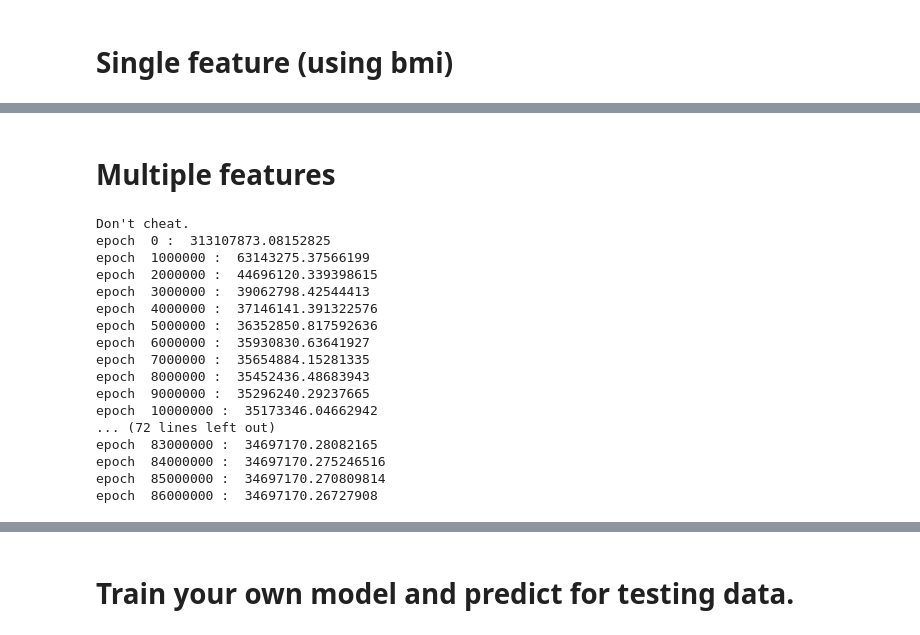
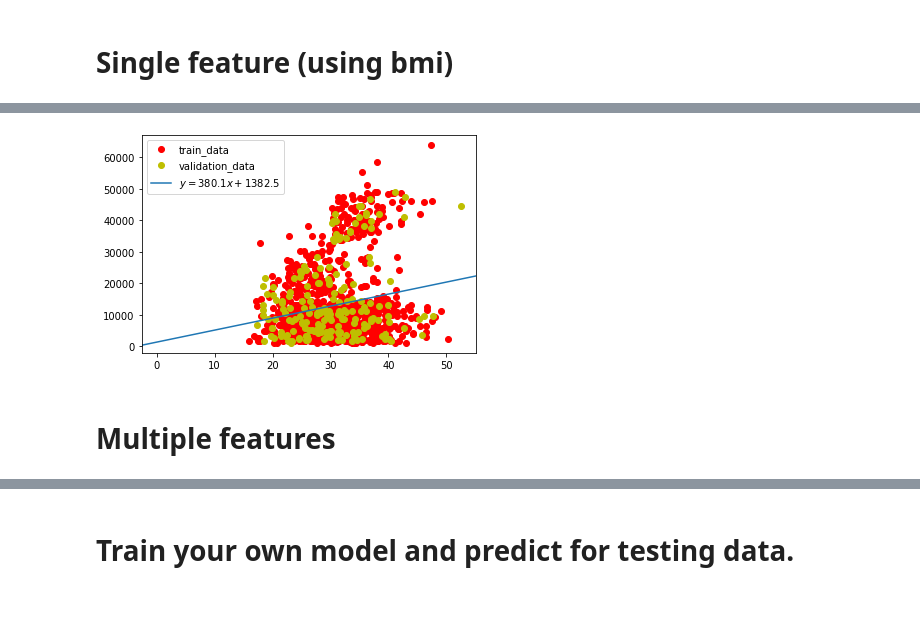
Before and after one commit to ThreeMonth03/Pattern-Recognition-and-Machine-Learning, a Jupyter notebook: HW1/HW1_sample_code.ipynb, the cells around one changed output, grey strips where cells are left out. Drawn from its saved outputs; the diff is of its cells as text; code cells hidden in the pictures; blank space fills up the shorter version.

```diff
--- a/HW1/HW1_sample_code.ipynb
+++ b/HW1/HW1_sample_code.ipynb
@@ -285,9 +243,14 @@ epochs = 10000000
 # %%
 # Use matplotlib to plot the predicted line with the training and validation samples
 
 # TODO
-
-# plt.show()
+plt.plot(x_train[:,0], y_train, 'ro',label="train_data")
+plt.plot(x_val[:,0], y_val, 'yo',label="validation_data")
+plt.axline(xy1=(0, linear_reg.weights[-1]), slope=linear_reg.weights[0], label=f'$y = {linear_reg.weights[0]:.1f}x {linear_reg.weights[-1]:+.1f}$')
+plt.legend()
+plt.show()
+# %% [output]
+[figure, added]
 # %% [markdown]
 # Multiple features
 # %%
@@ -321,28 +284,11 @@ batch_size = x_train.shape[0]
 # Tune the parameters
 # Refer to slide page 10
 lr = 2e-6
+epochs = 10
 epochs = 100000000
 
 linear_reg = LinearRegression()
 linear_reg.fit(x_train, y_train, lr=lr, epochs=epochs, batch_size=batch_size)
-# %% [output]
-Don't cheat.
-epoch  0 :  313107873.08152825
-epoch  1000000 :  63143275.37566199
-epoch  2000000 :  44696120.339398615
-epoch  3000000 :  39062798.42544413
-epoch  4000000 :  37146141.391322576
-epoch  5000000 :  36352850.817592636
-epoch  6000000 :  35930830.63641927
-epoch  7000000 :  35654884.15281335
-epoch  8000000 :  35452436.48683943
-epoch  9000000 :  35296240.29237665
-epoch  10000000 :  35173346.04662942
-... (72 lines left out)
-epoch  83000000 :  34697170.28082165
-epoch  84000000 :  34697170.275246516
-epoch  85000000 :  34697170.270809814
-epoch  86000000 :  34697170.26727908
 # %%
 print("Intercepts: ", linear_reg.weights[-1])
 print("Weights: ", linear_reg.weights[:-1])
```
Also changed, not shown: parts of 15 cells of this notebook.
